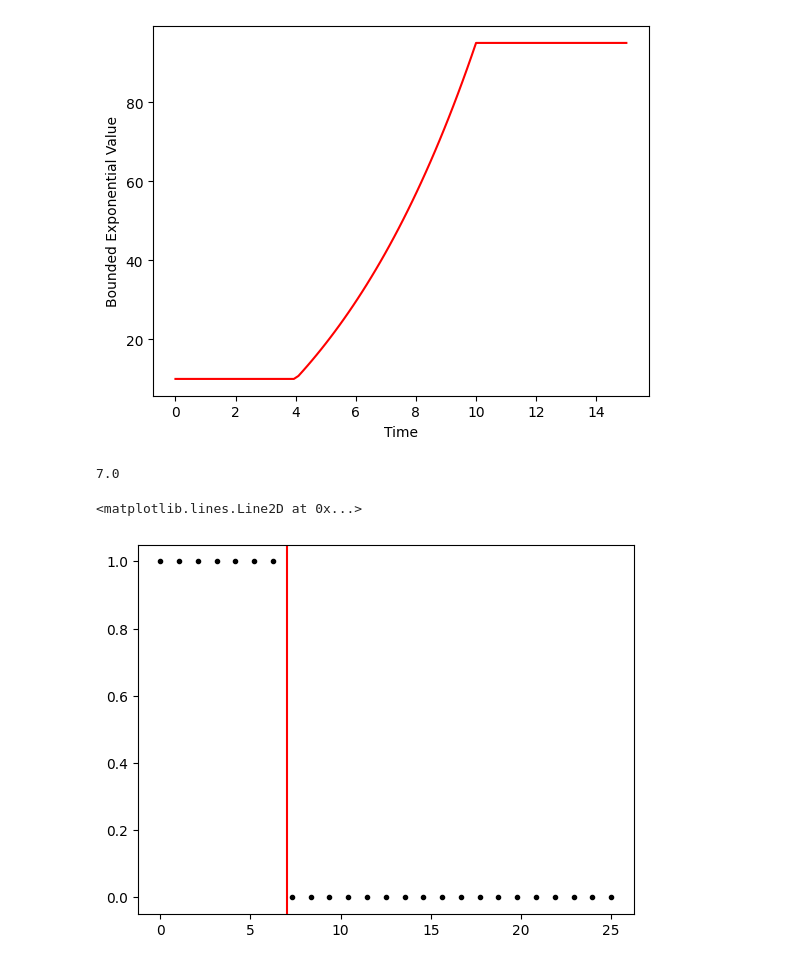
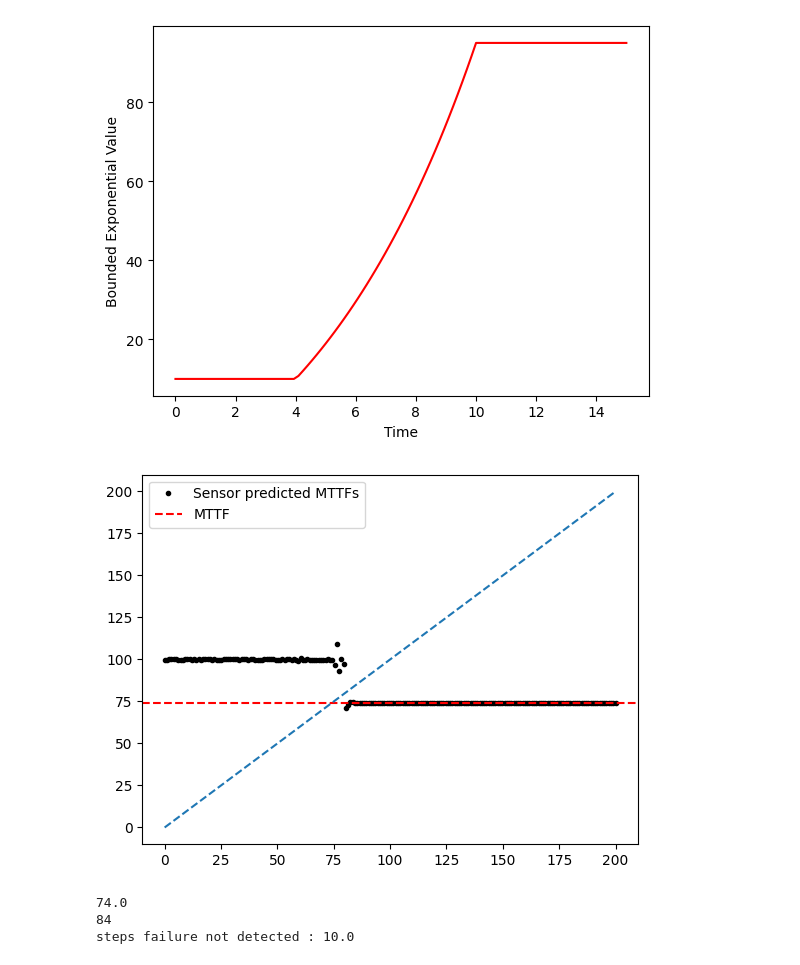
Before and after one commit to andreyaW/KISS2, a Jupyter notebook: object_testing_notebooks/sensors.ipynb, the cells around one changed output. Drawn from its saved outputs; the diff is of its cells as text; code cells hidden in the pictures.

Commit message:
improved prognosis sensor

```diff
--- a/object_testing_notebooks/sensors.ipynb
+++ b/object_testing_notebooks/sensors.ipynb
@@ -91,26 +91,48 @@ Text(0, 0.5, 'Bounded Exponential Value')
 # %%
 from sensor_objects.PrognosisSensor import PrognosisSensor
 from component_objects.component_exponential import ExponentialComponent
 
 import matplotlib.pyplot as plt
 import numpy as np
 
-num_time_steps = 100
-comp = ExponentialComponent("basic component", MTTF=5, MTTR=2)
-sensor = PrognosisSensor("basic prognosis sensor", comp)
-sensor.prob_diagnosis_at_t_fail = 0.99
+# initialize simulation parameters
+comp_MTTF = 100
+max_prob_predict_t_fail = 0.01
+start_time = 0
+end_time = 200
+dt = 1
+num_time_steps = int((end_time - start_time) / dt)
+t_array = np.linspace(start_time, end_time, num_time_steps)
 
-print(comp.time_to_failure)
-
-t_array = np.linspace(0, 25, 25)
+# initialize a component and prognosis sensor object
+comp = ExponentialComponent("basic component", comp_MTTF, MTTR=2)
+sensor = PrognosisSensor("basic prognosis sensor", comp, max_prob_predict_t_fail)
+# generate sensor predictions of comp TTF over time
 sensor_prognosis = np.zeros_like(t_array)
 for i,t in enumerate(t_array):
     sensor_prognosis[i] = sensor.sensorLogic(t)
 
+# plot the sensors predicted TTFs over time (compared to true TTF)
 plt.figure()
-plt.plot(t_array, sensor_prognosis, '.k')
-plt.axvline(comp.time_to_failure, color='r')
+plt.plot(t_array, sensor_prognosis, '.k', label= 'Sensor predicted MTTFs')
+plt.axhline(comp.time_to_failure, color='r', linestyle= 'dashed', label= "MTTF")
+plt.plot(t_array, t_array, '--')    # y=x line, intersection with this line corresponds to accurate prediciton of the true TTF
+plt.legend()
+plt.show()
+print(comp.time_to_failure)
+
+time_sensor_correctly_predicts = np.where(
+    np.isclose(
+        sensor_prognosis,
+        comp.time_to_failure,
+        rtol=1e-4
+    )
+)[0][0]
+print(time_sensor_correctly_predicts)
+print(f"steps failure not detected : {abs(comp.time_to_failure - time_sensor_correctly_predicts)}" )
+# plot y=x
 # %% [output]
+[figure, new version]
-7.0
+74.0
+84
+steps failure not detected : 10.0
-<matplotlib.lines.Line2D at 0x...>
-[figure, old version]
```
Also changed, not shown: parts of 1 cell of this notebook, 4 other files.
